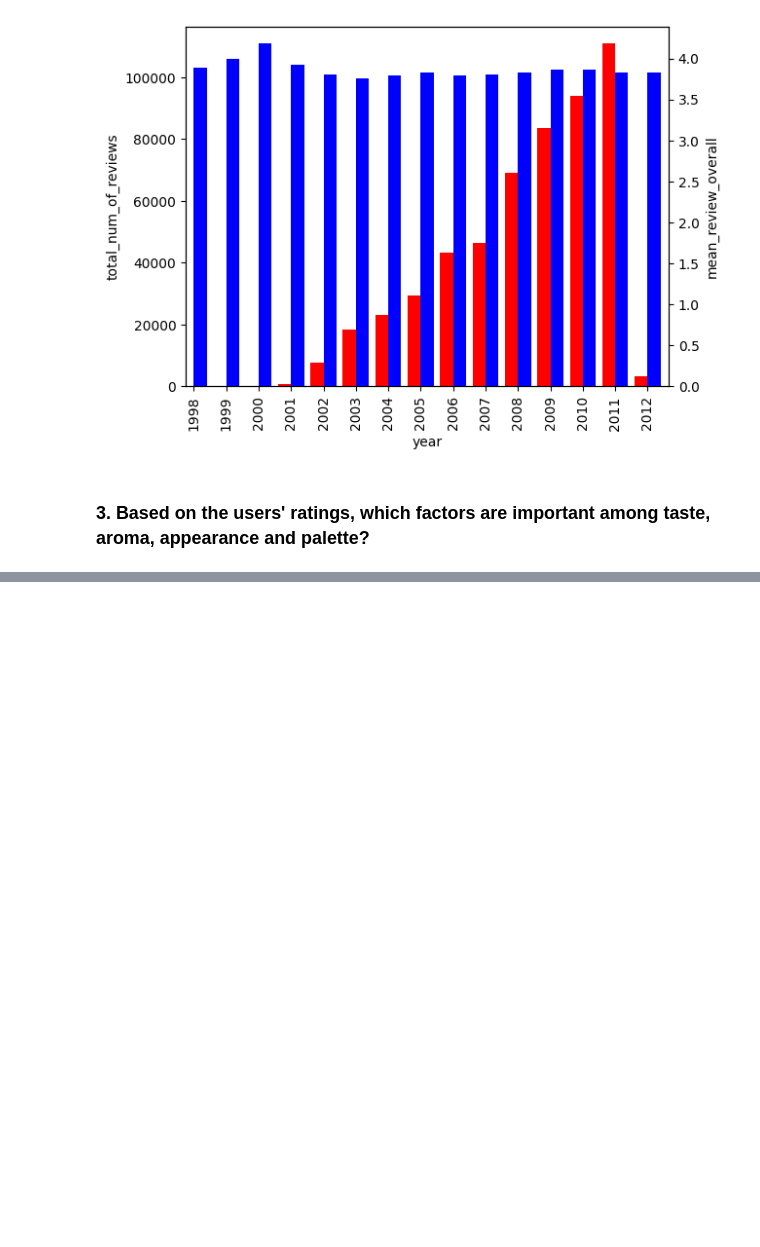
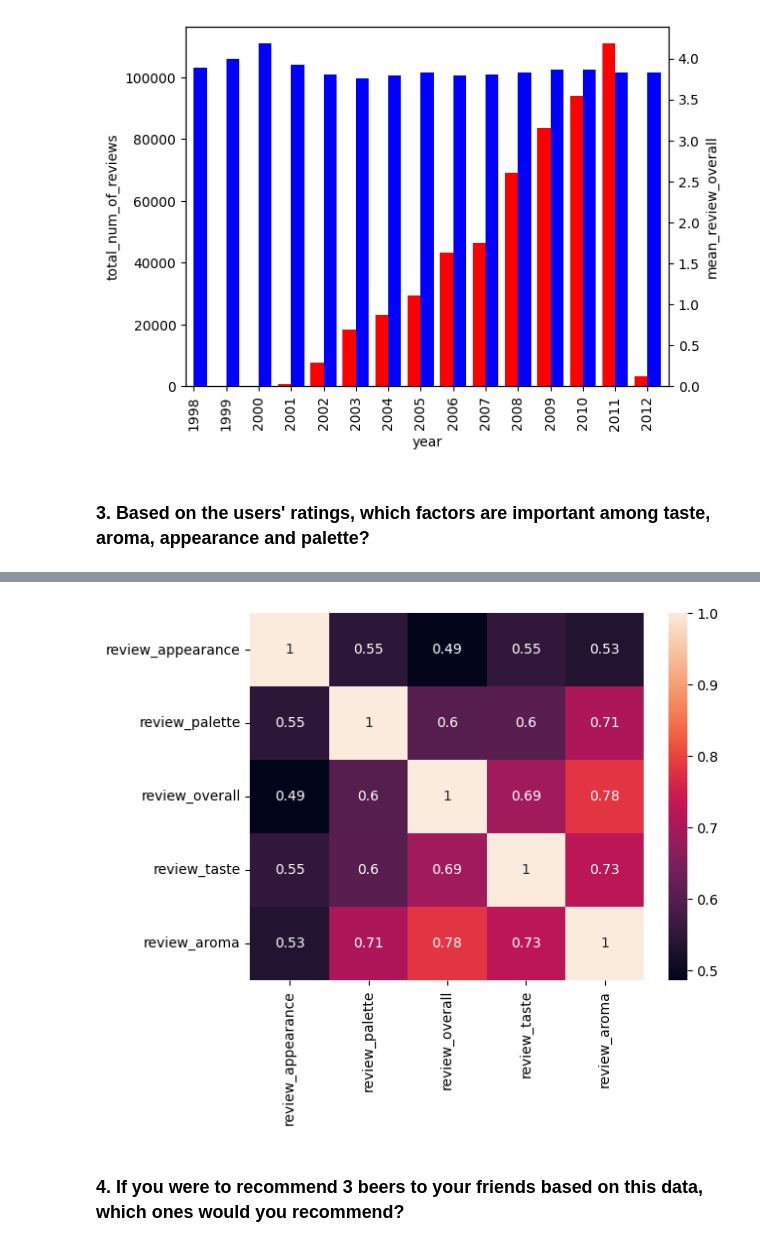
Before and after one commit to INA-95/beer_data_analysis, a Jupyter notebook: beer_data_analysis.ipynb, the cells around one changed output, grey strips where cells are left out. Saved outputs shown, nothing was run; the diff lists cells and outputs as text; code cells hidden in the pictures; blank space fills up the shorter version.

```diff
--- a/beer_data_analysis.ipynb
+++ b/beer_data_analysis.ipynb
@@ -144,0 +125,3 @@ df.corr(method = 'pearson')
+# %%
+corr_df = df[['review_appearance', 'review_palette', 'review_overall', 'review_taste', 'review_aroma']]
+corr_df.corr(method = 'pearson')
@@ -144,0 +135,6 @@ df.corr(method = 'pearson')
+# %%
+_ = heatmap(data=corr_df.corr(), annot=True)
+# %% [output]
+[figure, added]
+# %% [markdown]
+### 4. If you were to recommend 3 beers to your friends based on this data, which ones would you recommend?
```
Also changed, not shown: parts of 5 cells of this notebook.
